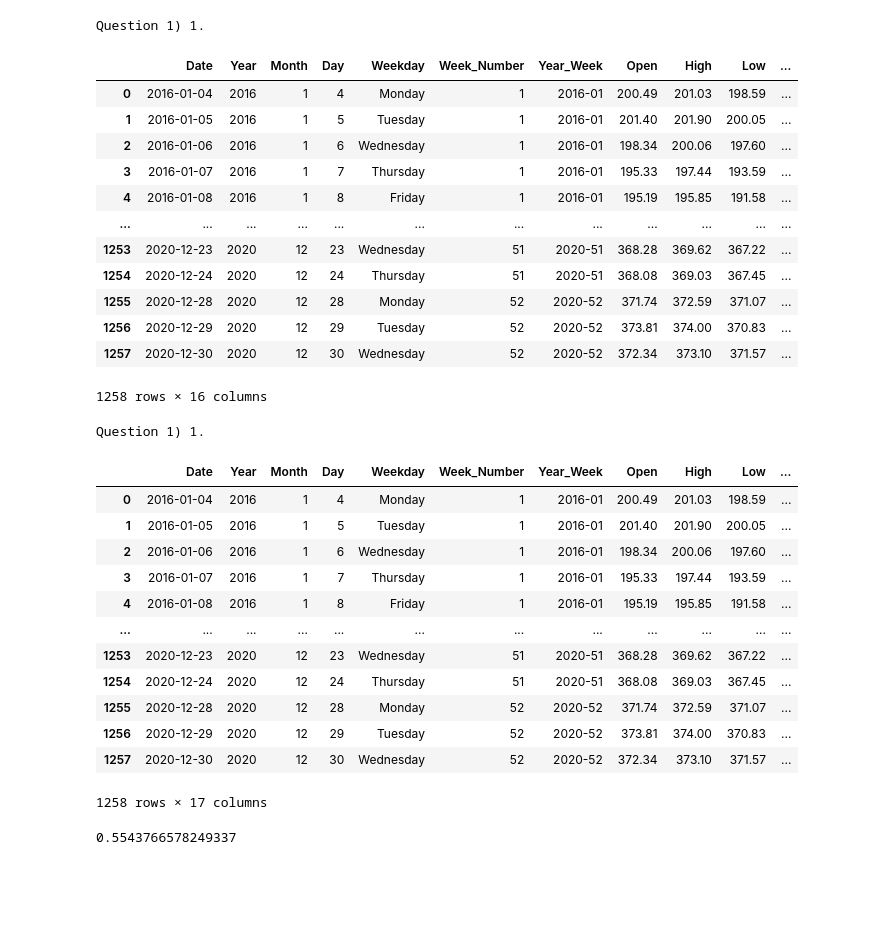
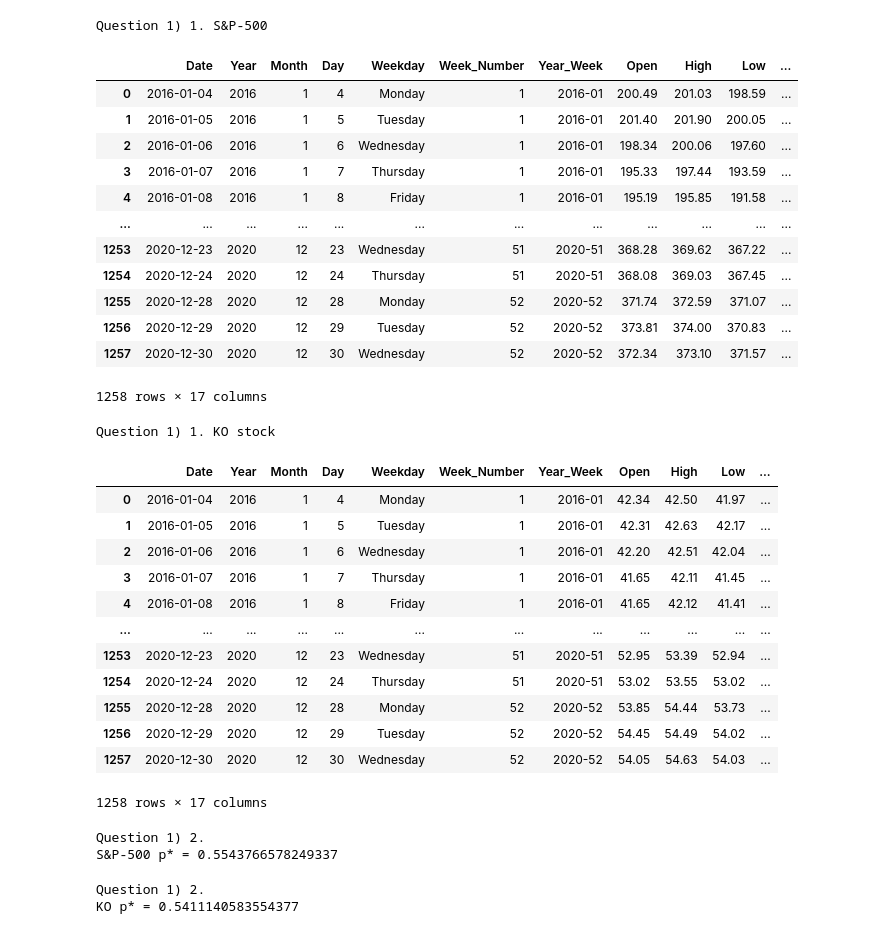
Before and after one commit to Shatrugna-Strife/BU-CS677-DataSciencePy, a Jupyter notebook: DataSciPythonAssignTwo/assignment2.ipynb, the cells around one changed output. Cells and saved outputs as stored; diff of their text form; code cells hidden in the pictures; blank space fills up the shorter version.

```diff
--- a/DataSciPythonAssignTwo/assignment2.ipynb
+++ b/DataSciPythonAssignTwo/assignment2.ipynb
@@ -6,27 +9,12 @@ from collections import defaultdict
 # %%
 spy_data = pd.read_csv('SPY.csv')
-spy_data
+ko_data = pd.read_csv('KO.csv')
-# %% [output]
-Question 1) 1.
-|  | Date | Year | Month | Day | Weekday | Week_Number | Year_Week | Open | High | Low | ... |
-| 0 | 2016-01-04 | 2016 | 1 | 4 | Monday | 1 | 2016-01 | 200.49 | 201.03 | 198.59 | ... |
-| 1 | 2016-01-05 | 2016 | 1 | 5 | Tuesday | 1 | 2016-01 | 201.40 | 201.90 | 200.05 | ... |
-| 2 | 2016-01-06 | 2016 | 1 | 6 | Wednesday | 1 | 2016-01 | 198.34 | 200.06 | 197.60 | ... |
-| 3 | 2016-01-07 | 2016 | 1 | 7 | Thursday | 1 | 2016-01 | 195.33 | 197.44 | 193.59 | ... |
-| 4 | 2016-01-08 | 2016 | 1 | 8 | Friday | 1 | 2016-01 | 195.19 | 195.85 | 191.58 | ... |
-| ... | ... | ... | ... | ... | ... | ... | ... | ... | ... | ... | ... |
-| 1253 | 2020-12-23 | 2020 | 12 | 23 | Wednesday | 51 | 2020-51 | 368.28 | 369.62 | 367.22 | ... |
-| 1254 | 2020-12-24 | 2020 | 12 | 24 | Thursday | 51 | 2020-51 | 368.08 | 369.03 | 367.45 | ... |
-| 1255 | 2020-12-28 | 2020 | 12 | 28 | Monday | 52 | 2020-52 | 371.74 | 372.59 | 371.07 | ... |
-| 1256 | 2020-12-29 | 2020 | 12 | 29 | Tuesday | 52 | 2020-52 | 373.81 | 374.00 | 370.83 | ... |
-| 1257 | 2020-12-30 | 2020 | 12 | 30 | Wednesday | 52 | 2020-52 | 372.34 | 373.10 | 371.57 | ... |
-1258 rows × 16 columns
 # %%
 spy_data["True Label"] = spy_data["Return"].map(lambda x:'+' if x>=0 else '-')
-print("Question 1) 1.")
+print("Question 1) 1. S&P-500")
 spy_data
 # %% [output]
-Question 1) 1.
+Question 1) 1. S&P-500
 |  | Date | Year | Month | Day | Weekday | Week_Number | Year_Week | Open | High | Low | ... |
 | 0 | 2016-01-04 | 2016 | 1 | 4 | Monday | 1 | 2016-01 | 200.49 | 201.03 | 198.59 | ... |
 | 1 | 2016-01-05 | 2016 | 1 | 5 | Tuesday | 1 | 2016-01 | 201.40 | 201.90 | 200.05 | ... |
@@ -40,8 +28,38 @@ Question 1) 1.
 | 1256 | 2020-12-29 | 2020 | 12 | 29 | Tuesday | 52 | 2020-52 | 373.81 | 374.00 | 370.83 | ... |
 | 1257 | 2020-12-30 | 2020 | 12 | 30 | Wednesday | 52 | 2020-52 | 372.34 | 373.10 | 371.57 | ... |
 1258 rows × 17 columns
+# %%
+ko_data["True Label"] = ko_data["Return"].map(lambda x:'+' if x>=0 else '-')
+print("Question 1) 1. KO stock")
+ko_data
+# %% [output]
+Question 1) 1. KO stock
+|  | Date | Year | Month | Day | Weekday | Week_Number | Year_Week | Open | High | Low | ... |
+| 0 | 2016-01-04 | 2016 | 1 | 4 | Monday | 1 | 2016-01 | 42.34 | 42.50 | 41.97 | ... |
+| 1 | 2016-01-05 | 2016 | 1 | 5 | Tuesday | 1 | 2016-01 | 42.31 | 42.63 | 42.17 | ... |
+| 2 | 2016-01-06 | 2016 | 1 | 6 | Wednesday | 1 | 2016-01 | 42.20 | 42.51 | 42.04 | ... |
+| 3 | 2016-01-07 | 2016 | 1 | 7 | Thursday | 1 | 2016-01 | 41.65 | 42.11 | 41.45 | ... |
+| 4 | 2016-01-08 | 2016 | 1 | 8 | Friday | 1 | 2016-01 | 41.65 | 42.12 | 41.41 | ... |
+| ... | ... | ... | ... | ... | ... | ... | ... | ... | ... | ... | ... |
+| 1253 | 2020-12-23 | 2020 | 12 | 23 | Wednesday | 51 | 2020-51 | 52.95 | 53.39 | 52.94 | ... |
+| 1254 | 2020-12-24 | 2020 | 12 | 24 | Thursday | 51 | 2020-51 | 53.02 | 53.55 | 53.02 | ... |
+| 1255 | 2020-12-28 | 2020 | 12 | 28 | Monday | 52 | 2020-52 | 53.85 | 54.44 | 53.73 | ... |
+| 1256 | 2020-12-29 | 2020 | 12 | 29 | Tuesday | 52 | 2020-52 | 54.45 | 54.49 | 54.02 | ... |
+| 1257 | 2020-12-30 | 2020 | 12 | 30 | Wednesday | 52 | 2020-52 | 54.05 | 54.63 | 54.03 | ... |
+1258 rows × 17 columns
 # %%
 count_series = spy_data[spy_data["Year"]<2019]["True Label"].value_counts()
-count_series['+']/count_series.sum()
+p_star_spy = (count_series['+']/count_series.sum())
+print("Question 1) 2.")
+print("S&P-500 p* =",p_star_spy)
 # %% [output]
-0.5543766578249337
+Question 1) 2.
+S&P-500 p* = 0.5543766578249337
+# %%
+count_series = ko_data[ko_data["Year"]<2019]["True Label"].value_counts()
+p_star_ko = (count_series['+']/count_series.sum())
+print("Question 1) 2.")
+print("KO p* =",p_star_ko)
+# %% [output]
+Question 1) 2.
+KO p* = 0.5411140583554377
```
Also changed, not shown: parts of 20 cells of this notebook, 3 other files.
